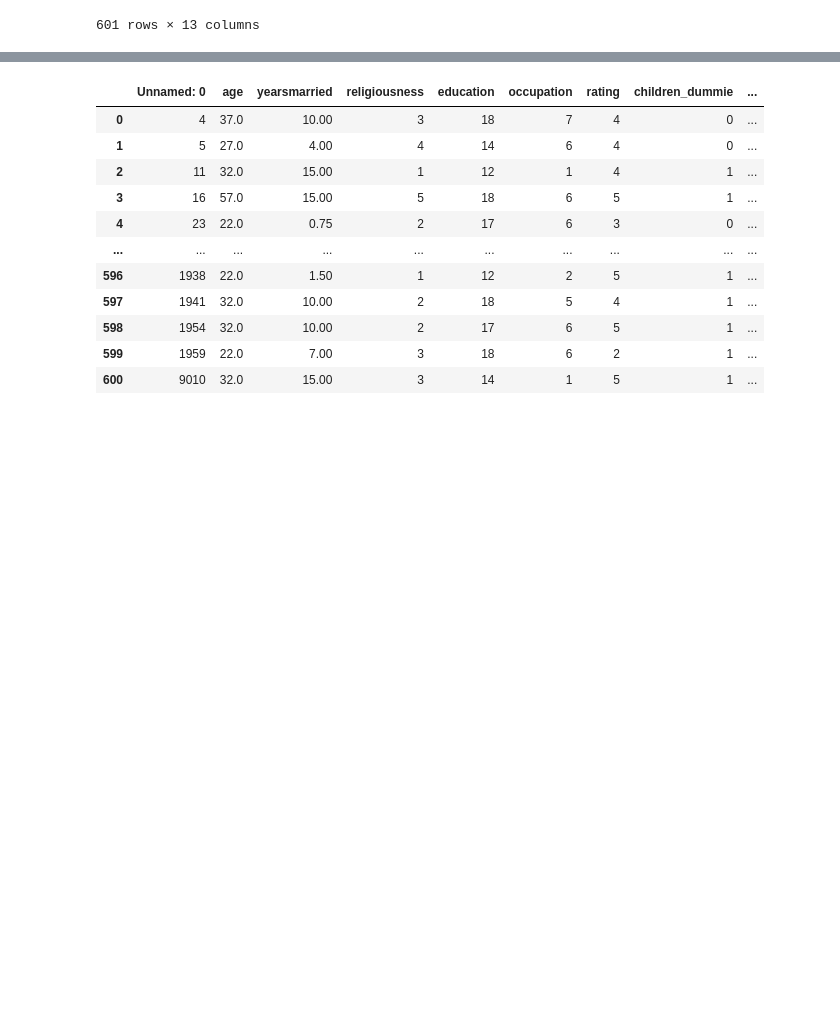
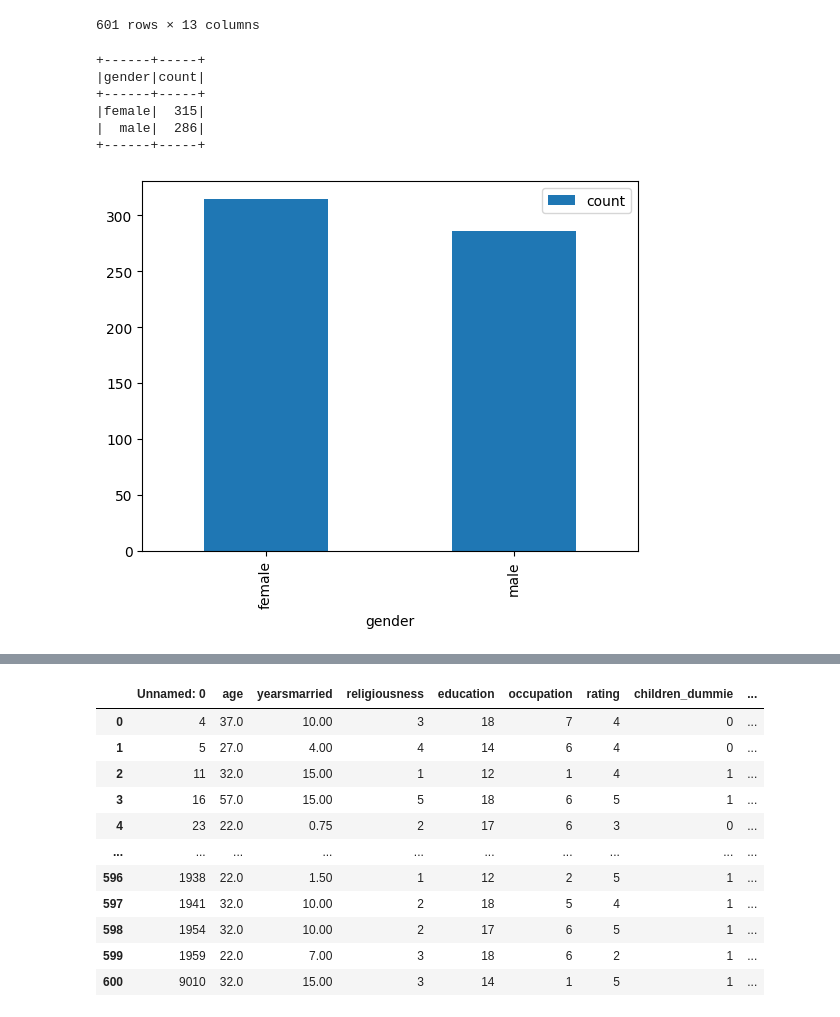
Before and after one commit to kanopf/Infidelity_detection, a Jupyter notebook: infidality_detection.ipynb, the cells around one changed output, grey strips where cells are left out. Saved outputs shown, nothing was run; the diff lists cells and outputs as text; code cells hidden in the pictures; blank space fills up the shorter version.

```diff
--- a/infidality_detection.ipynb
+++ b/infidality_detection.ipynb
@@ -119,3 +140,25 @@ dataset
 | 599 | 1959 | 2 | male | 22.0 | 7.00 | yes | 3 | 18 | 6 | ... |
 | 600 | 9010 | 1 | female | 32.0 | 15.00 | yes | 3 | 14 | 1 | ... |
 601 rows × 13 columns
+# %%
+#let's make some exploration in the data using now pyspark (for exercise)
+
+# what is the distribuition of gender in this data
+spark = SparkSession.builder.getOrCreate()
+df_explore = spark.createDataFrame(dataset)
+count_gender = df_explore.groupBy('gender').count()
+count_gender.show()
+count_df = count_gender.toPandas()
+count_df.plot(kind='bar', x='gender', y='count')
+
+plt.show()
+
+#here we can see the gender distribuitions
+# %% [output]
++------+-----+
+|gender|count|
++------+-----+
+|female|  315|
+|  male|  286|
++------+-----+
+[figure, added]
```
Also changed, not shown: parts of 6 cells of this notebook.
